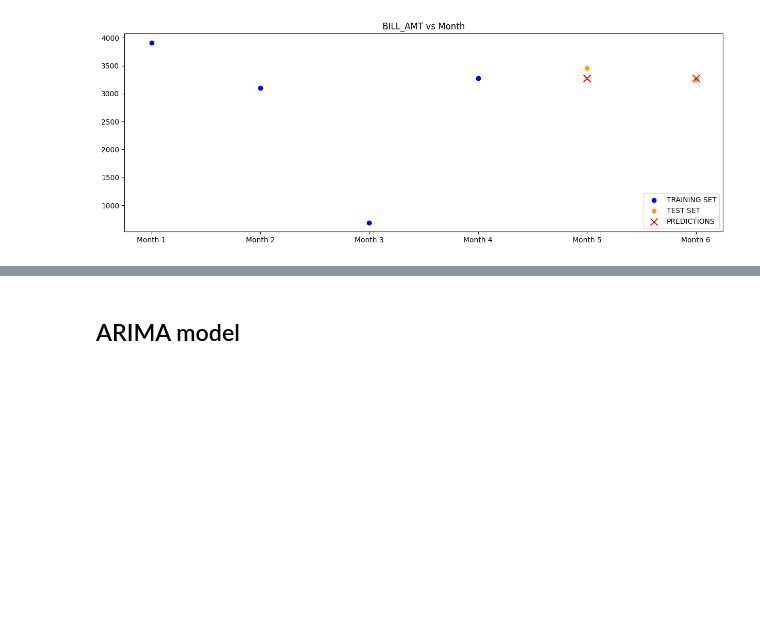
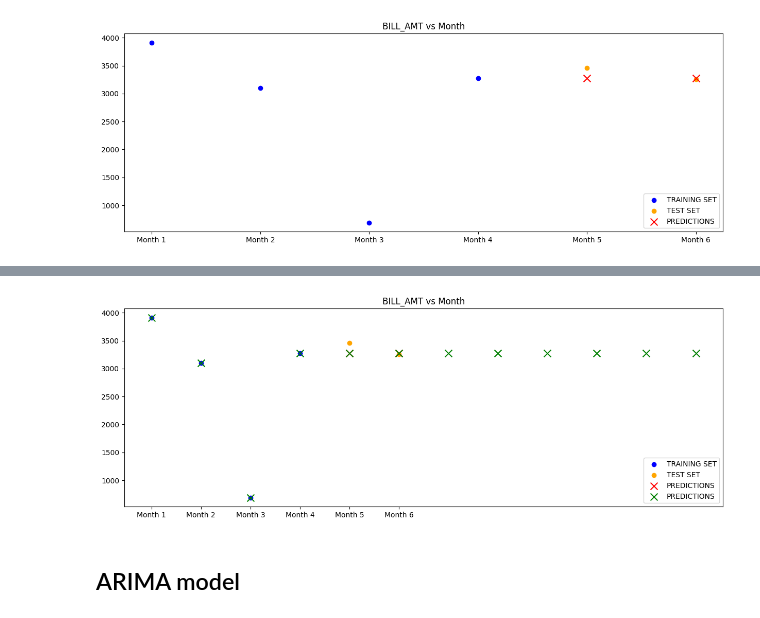
Before and after one commit to Generickle/credit-card-forecasting, a Jupyter notebook: CreditCardForecasting.ipynb, the cells around one changed output, grey strips where cells are left out. Drawn from its saved outputs; the diff is of its cells as text; code cells hidden in the pictures; blank space fills up the shorter version.

```diff
--- a/CreditCardForecasting.ipynb
+++ b/CreditCardForecasting.ipynb
@@ -323,0 +439,8 @@ plt.show()
+# %%
+# Create new data points for month 7 to month 12
+uci_cc_X_future = np.array([[1], [2], [3], [4], [5], [6], [7], [8], [9], [10], [11], [12]])
+
+# Predict the BILL_AMT for month 7 to month 12
+uci_cc_xgboost_future_forcast = uci_cc_xgboost_model.predict(uci_cc_X_future)
+
+uci_cc_xgboost_future_forcast
@@ -323,0 +451,9 @@ plt.show()
+# %%
+# Create data_future DataFrame
+uci_cc_data_future = pd.DataFrame({
+    'Month': ['Month 1', 'Month 2', 'Month 3', 'Month 4', 'Month 5', 'Month 6', 'Month 7', 'Month 8', 'Month 9', 'Month 10', 'Month 11', 'Month 12'],
+    'Month_Num': [1, 2, 3, 4, 5, 6, 7, 8, 9, 10, 11, 12],
+    'BILL_AMT': uci_cc_xgboost_future_forcast
+})
+
+uci_cc_data_future
@@ -324,3 +474,46 @@ plt.show()
+# %%
+# Plot
+plt.figure(figsize=(15, 5))
+
+plt.scatter(
+    uci_cc_data_train["Month_Num"],
+    uci_cc_data_train["BILL_AMT"],
+    label = "TRAINING SET",
+    color = 'blue'
+)
+
+plt.scatter(
+    uci_cc_data_test["Month_Num"],
+    uci_cc_data_test["BILL_AMT"],
+    label = "TEST SET",
+    color = 'orange'
+)
+
+plt.scatter(
+    uci_cc_data_test["Month_Num"],
+    uci_cc_xgboost_forcast,
+    label = "PREDICTIONS",
+    color = 'red',
+    marker = 'x',
+    s = 100
+)
+
+plt.scatter(
+    uci_cc_data_future["Month_Num"],
+    uci_cc_xgboost_future_forcast,
+    label = "PREDICTIONS",
+    color = 'green',
+    marker = 'x',
+    s = 100
+)
+
+# Set x-axis labels to months
+plt.xticks(list(uci_cc_month_mapping.values()), list(uci_cc_month_mapping.keys()))
+plt.title("BILL_AMT vs Month")
+plt.legend(loc = 'lower right',)
+plt.show()
+# %% [output]
+[figure, added]
 # %% [markdown]
 ## ARIMA model
 # %%
```
Also changed, not shown: parts of 46 cells of this notebook.
